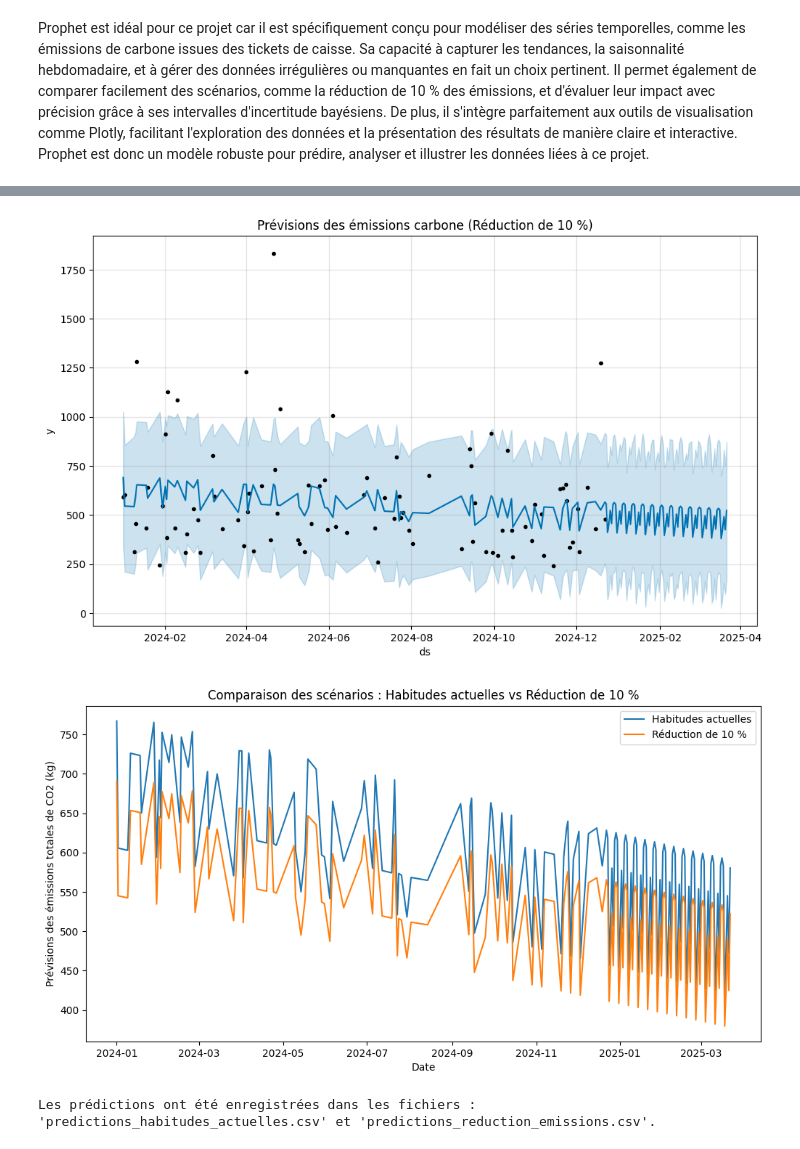
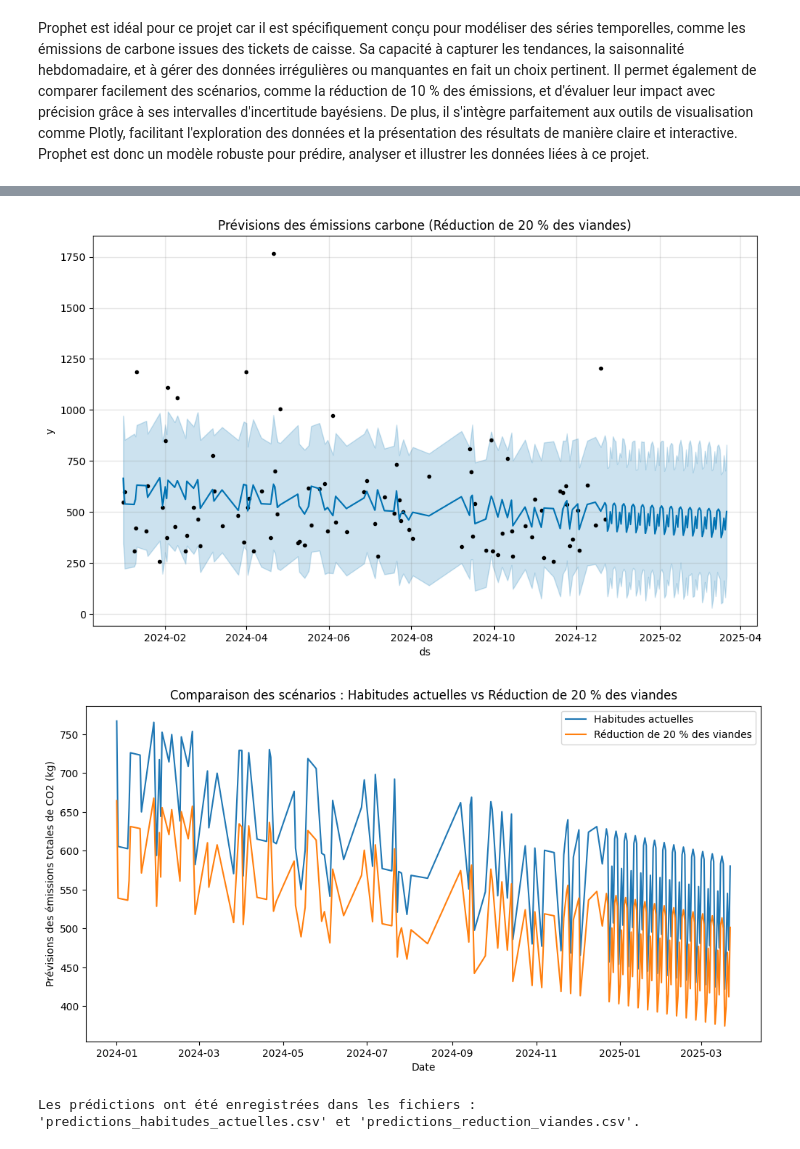
Before and after one commit to EatGreenYnov/Data, a Jupyter notebook: DATASI/model.ipynb, the cells around one changed output, grey strips where cells are left out. Saved outputs shown, nothing was run; the diff lists cells and outputs as text; code cells hidden in the pictures.

```diff
--- a/DATASI/model.ipynb
+++ b/DATASI/model.ipynb
@@ -45,9 +45,16 @@ fig = model.plot(forecast)
 plt.title('Prévisions des émissions carbone (Habitudes actuelles)')
 plt.show()
 
-# Scénario 1 : Réduction de 10 % des émissions carbone quotidiennes
+# Scénario 1 : Réduction de 20 % des achats de viande
 reduced_emissions = daily_emissions.copy()
-reduced_emissions['y'] *= 0.9  # Réduction de 10 %
+meat_products = ['Bœuf', 'Porc', 'Poulet', 'Agneau']  # Catégories de viande à réduire
+
+# Réduction de 20 % pour les produits carnés
+data['Reduction_CO2'] = data.apply(
+    lambda row: row['Total_CO2'] * 0.8 if row['Produit'] in meat_products else row['Total_CO2'], axis=1
+)
+reduced_emissions = data.groupby('Date')['Reduction_CO2'].sum().reset_index()
+reduced_emissions.columns = ['ds', 'y']
 
 # Création et entraînement du modèle pour le scénario réduit
 model_reduced = Prophet()
@@ -59,12 +66,12 @@ forecast_reduced = model_reduced.predict(future_reduced)
 
 # Visualisation des prévisions pour le scénario réduit
 fig_reduced = model_reduced.plot(forecast_reduced)
-plt.title('Prévisions des émissions carbone (Réduction de 10 %)')
+plt.title('Prévisions des émissions carbone (Réduction de 20 % des viandes)')
 plt.show()
 
 # Comparaison des deux scénarios
 forecast['Scenario'] = 'Habitudes actuelles'
-forecast_reduced['Scenario'] = 'Réduction de 10 %'
+forecast_reduced['Scenario'] = 'Réduction de 20 % des viandes'
 
 comparison = pd.concat([
     forecast[['ds', 'yhat', 'Scenario']],
@@ -79,14 +86,14 @@ for scenario in comparison['Scenario'].unique():
 
 plt.xlabel('Date')
 plt.ylabel('Prévisions des émissions totales de CO2 (kg)')
-plt.title('Comparaison des scénarios : Habitudes actuelles vs Réduction de 10 %')
+plt.title('Comparaison des scénarios : Habitudes actuelles vs Réduction de 20 % des viandes')
 plt.legend()
 plt.show()
 
 # Enregistrement des prédictions dans un fichier
 forecast.to_csv("predictions_habitudes_actuelles.csv", index=False)
-forecast_reduced.to_csv("predictions_reduction_emissions.csv", index=False)
-print("Les prédictions ont été enregistrées dans les fichiers : 'predictions_habitudes_actuelles.csv' et 'predictions_reduction_emissions.csv'.")
+forecast_reduced.to_csv("predictions_reduction_viandes.csv", index=False)
+print("Les prédictions ont été enregistrées dans les fichiers : 'predictions_habitudes_actuelles.csv' et 'predictions_reduction_viandes.csv'.")
 # %% [output]
 Aperçu des données :
      Ticket_ID        Date  Produit             Catégorie  Quantité (kg)  \
@@ -114,3 +121,3 @@ dtype: object
-[figure, old version]
+[figure, new version]
-[figure, old version]
+[figure, new version]
-Les prédictions ont été enregistrées dans les fichiers : 'predictions_habitudes_actuelles.csv' et 'predictions_reduction_emissions.csv'.
+Les prédictions ont été enregistrées dans les fichiers : 'predictions_habitudes_actuelles.csv' et 'predictions_reduction_viandes.csv'.
```
Also changed, not shown: parts of 1 cell of this notebook, 2 other files.
